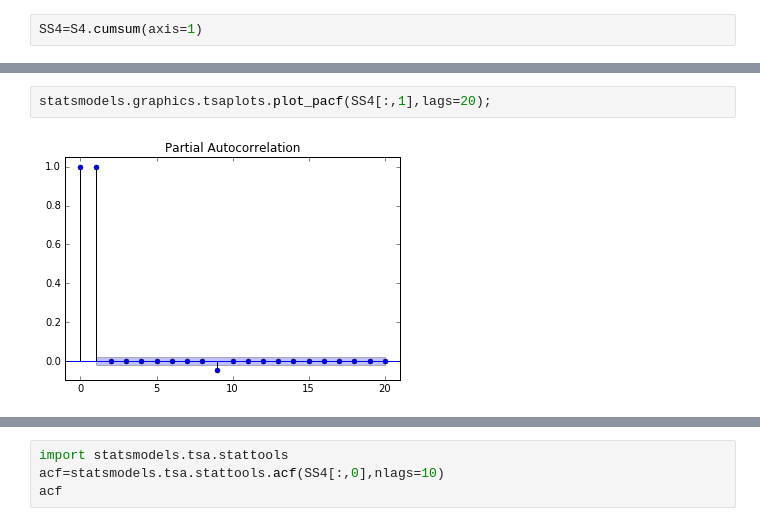
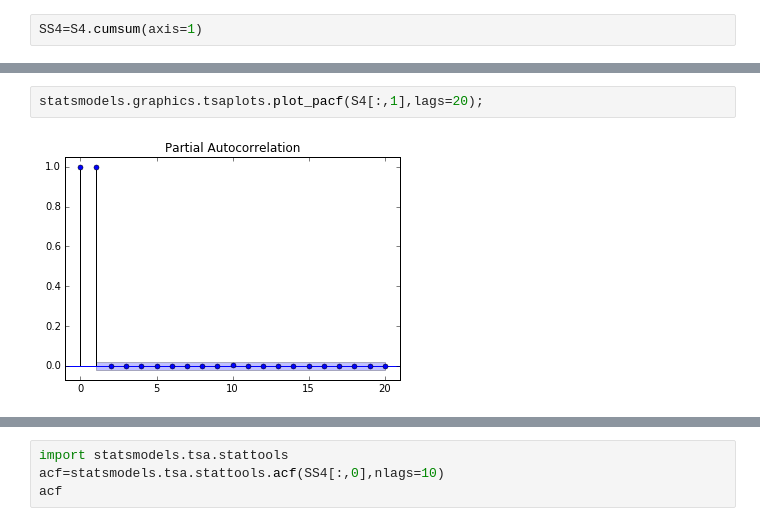
Before and after one commit to baruselli/random_walks, a Jupyter notebook: random_walks.ipynb, the cells around one changed output, grey strips where cells are left out. Drawn from its saved outputs; the diff is of its cells as text.

```diff
--- a/random_walks.ipynb
+++ b/random_walks.ipynb
@@ -259,6 +259,6 @@ statsmodels.graphics.tsaplots.plot_acf(SS4[:,2],lags=100);
 # %% [output]
 [figure]
 # %%
-statsmodels.graphics.tsaplots.plot_pacf(SS4[:,1],lags=20);
+statsmodels.graphics.tsaplots.plot_pacf(S4[:,1],lags=20);
 # %% [output]
-[figure, old version]
+[figure, new version]
```
Also changed, not shown: parts of 14 cells of this notebook.
